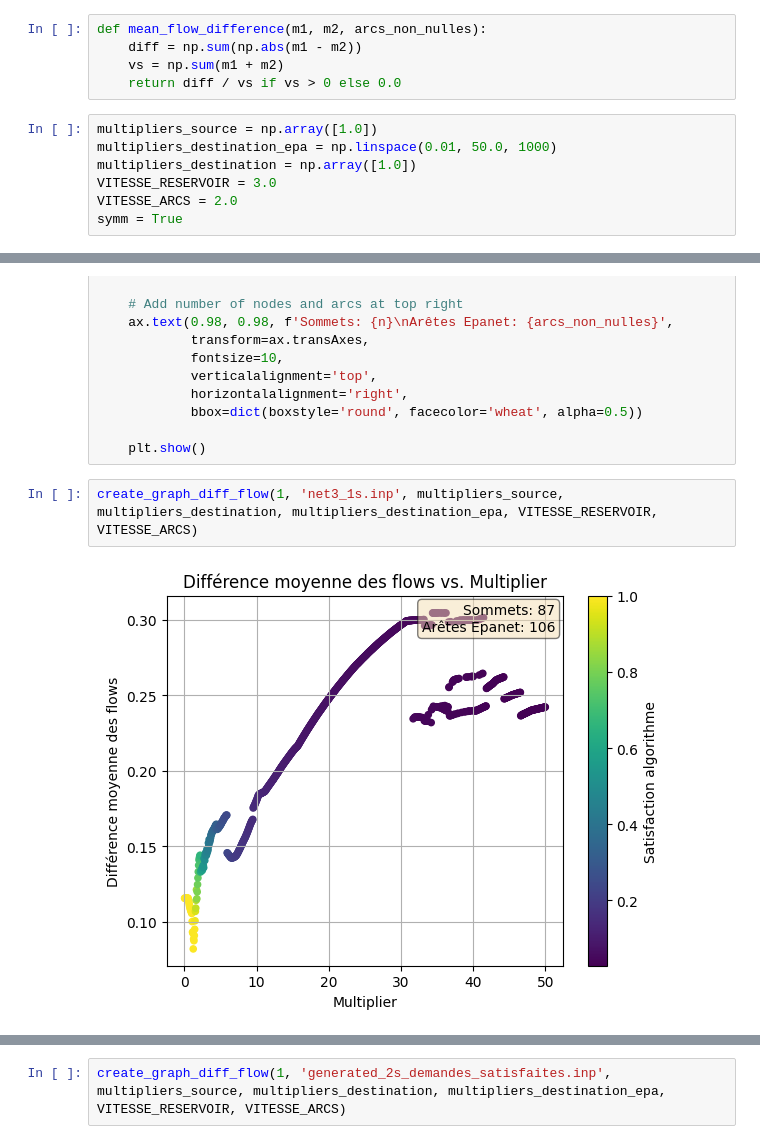
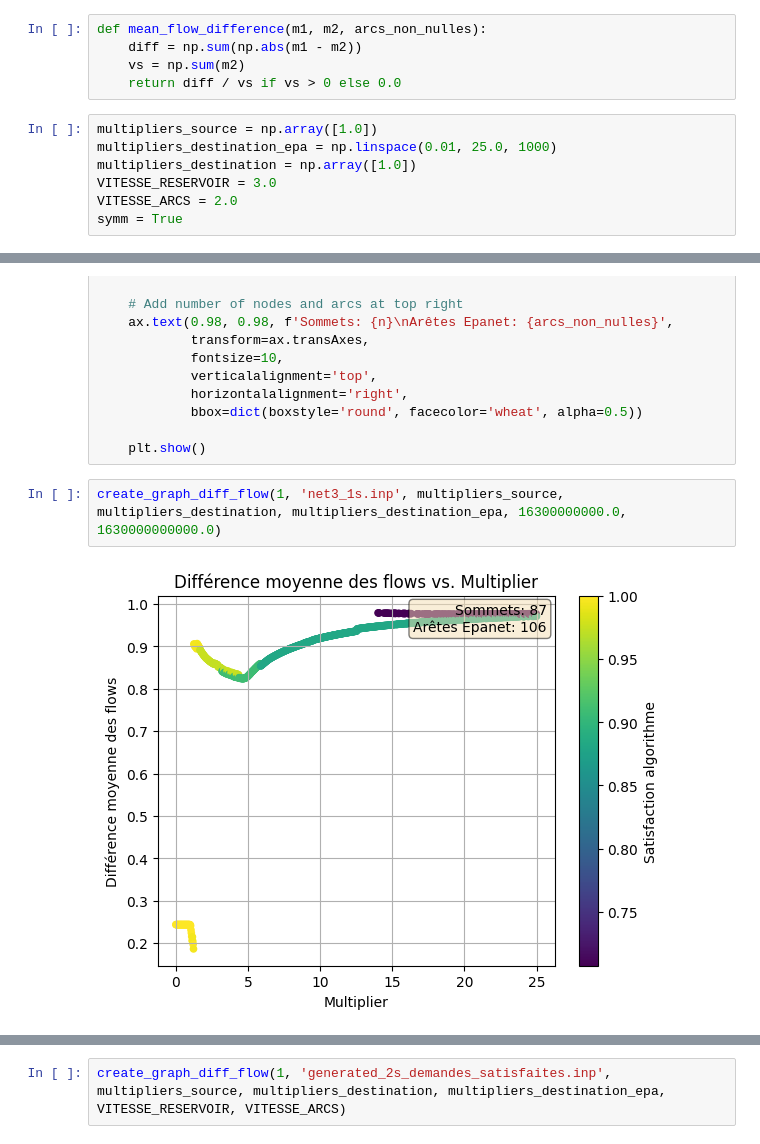
Before and after one commit to Nabil-hamoudi/M2_internship_flow_orientation, a Jupyter notebook: analyse.ipynb, the cells around one changed output, grey strips where cells are left out. Cells and saved outputs as stored; diff of their text form.

```diff
--- a/analyse.ipynb
+++ b/analyse.ipynb
@@ -305,11 +305,11 @@ create_graph_efficacite('generated_2s_demandes_insatisfaites.inp', multipliers_s
 # %%
 def mean_flow_difference(m1, m2, arcs_non_nulles):
     diff = np.sum(np.abs(m1 - m2))
-    vs = np.sum(m1 + m2)
+    vs = np.sum(m2)
     return diff / vs if vs > 0 else 0.0
 # %%
 multipliers_source = np.array([1.0])
-multipliers_destination_epa = np.linspace(0.01, 50.0, 1000)
+multipliers_destination_epa = np.linspace(0.01, 25.0, 1000)
 multipliers_destination = np.array([1.0])
 VITESSE_RESERVOIR = 3.0
 VITESSE_ARCS = 2.0
@@ -355,9 +355,9 @@ def create_graph_diff_flow(symm, file_input, multipliers_source, multipliers_des
 
     plt.show()
 # %%
-create_graph_diff_flow(1, 'net3_1s.inp', multipliers_source, multipliers_destination, multipliers_destination_epa, VITESSE_RESERVOIR, VITESSE_ARCS)
+create_graph_diff_flow(1, 'net3_1s.inp', multipliers_source, multipliers_destination, multipliers_destination_epa, 16300000000.0, 1630000000000.0)
 # %% [output]
-[figure, old version]
+[figure, new version]
 # %%
 create_graph_diff_flow(1, 'net3_2s.inp', multipliers_source, multipliers_destination, multipliers_destination_epa, VITESSE_RESERVOIR, VITESSE_ARCS)
 # %% [output]
```
Also changed, not shown: parts of 3 cells of this notebook, 16 other files.
